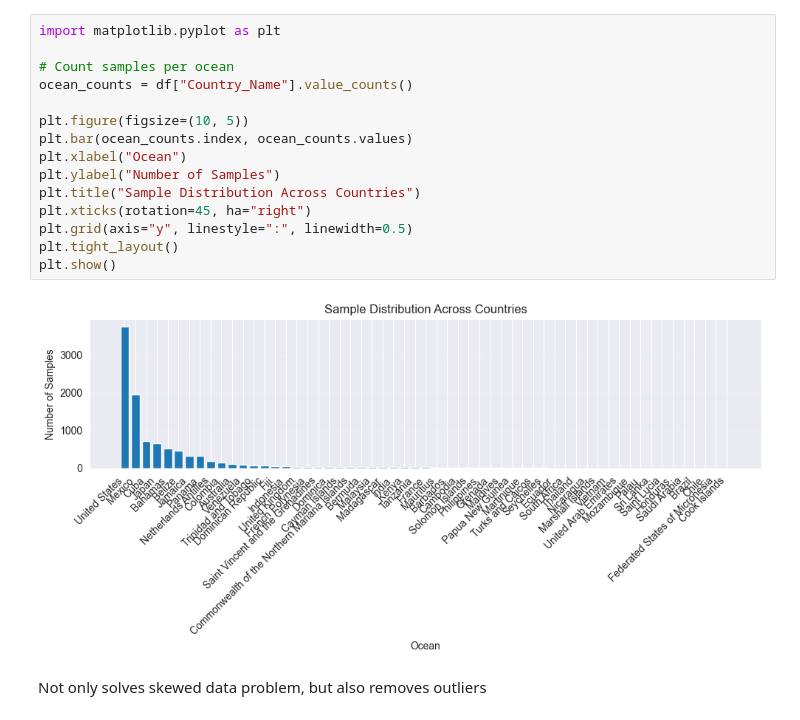
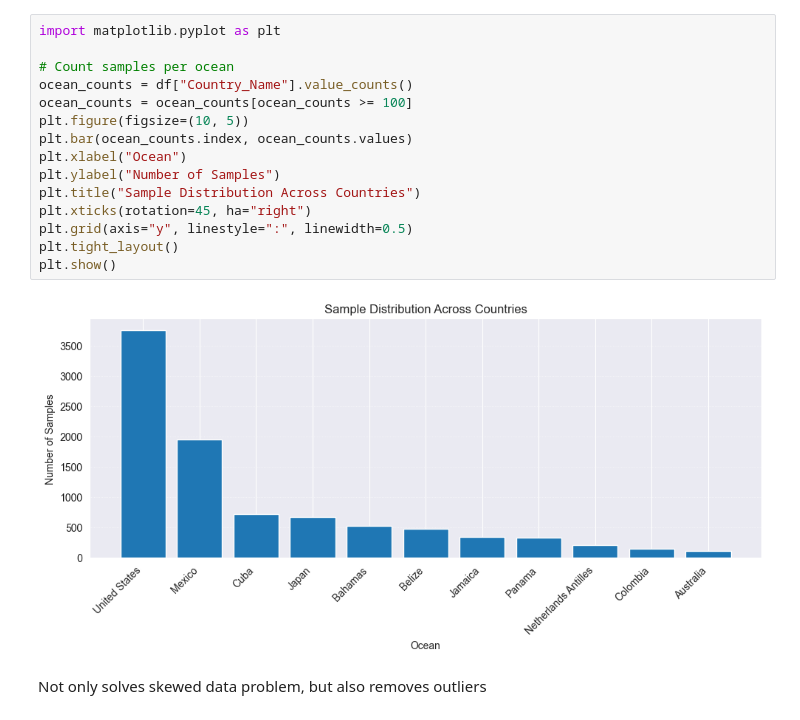
Before and after one commit to BopHockoB/Reef_Analysis, a Jupyter notebook: mlp/experiments/dnn.ipynb, the cells around one changed output. Saved outputs shown, nothing was run; the diff lists cells and outputs as text.

```diff
--- a/mlp/experiments/dnn.ipynb
+++ b/mlp/experiments/dnn.ipynb
@@ -126,20 +126,20 @@ memory usage: 1.8+ MB
 # %%
 import matplotlib.pyplot as plt
 
 # Count samples per ocean
 ocean_counts = df["Country_Name"].value_counts()
-
+ocean_counts = ocean_counts[ocean_counts >= 100]
 plt.figure(figsize=(10, 5))
 plt.bar(ocean_counts.index, ocean_counts.values)
 plt.xlabel("Ocean")
 plt.ylabel("Number of Samples")
 plt.title("Sample Distribution Across Countries")
 plt.xticks(rotation=45, ha="right")
 plt.grid(axis="y", linestyle=":", linewidth=0.5)
 plt.tight_layout()
 plt.show()
 # %% [output]
-[figure, old version]
+[figure, new version]
 # %% [markdown]
 Not only solves skewed data problem, but also removes outliers
 # %%
```
Also changed, not shown: parts of 5 cells of this notebook, 1 other file.
